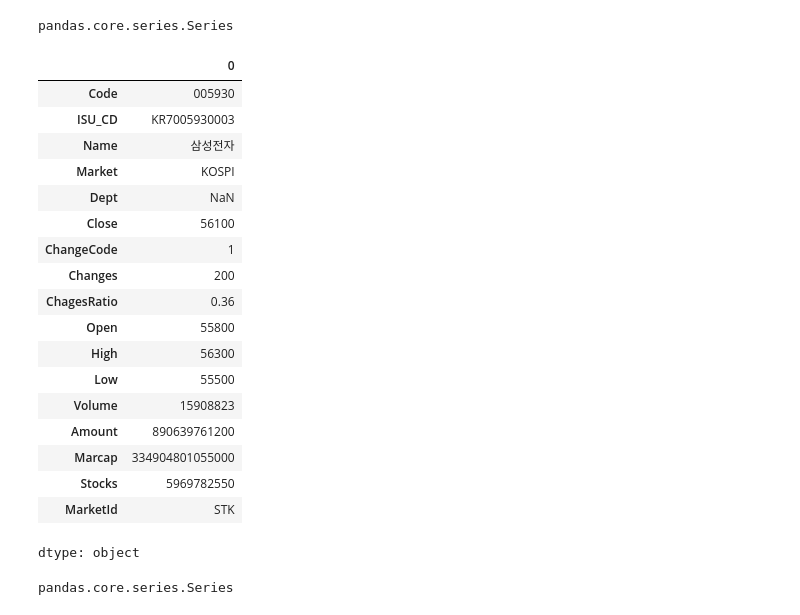
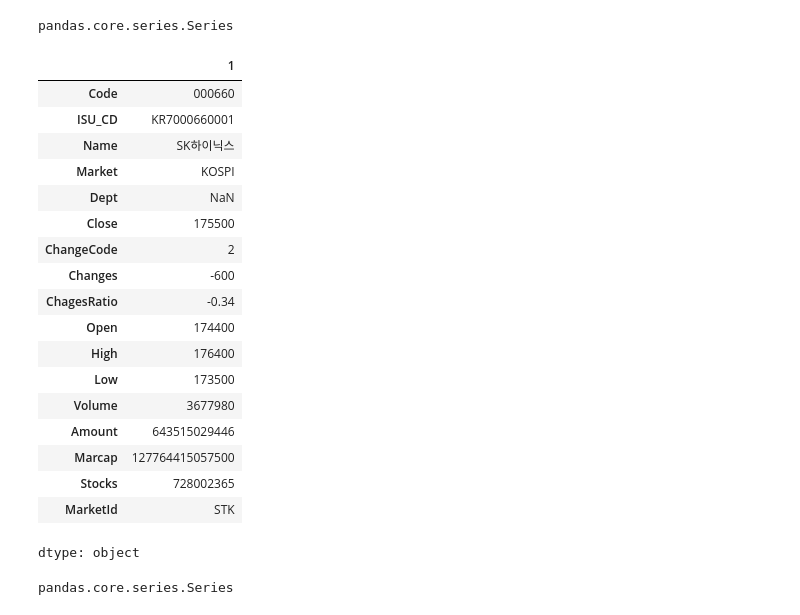
Before and after one commit to neguri0235/finance-data-analysis, a Jupyter notebook: 2.2. KRX 전체 종목분석-input.ipynb, the cells around one changed output. Saved outputs shown, nothing was run; the diff lists cells and outputs as text; code cells hidden in the pictures.

```diff
--- a/2.2. KRX 전체 종목분석-input.ipynb
+++ b/2.2. KRX 전체 종목분석-input.ipynb
@@ -93,6 +93,7 @@ FinanceDataReader 에서는 코스피, 코스닥, 코넥스 정보가 있는 엑
 # %%
 # 이전 강좌에서 to_csv로 저장해둔 krx.csv 파일을 pd.read_csv 로 불러옵니다.
 # krx 파일이 없다면 아래 주석을 제거하고 csv 파일을 로드해 보세요!
-df = pd.read_csv("https://raw.githubusercontent.com/neguri0235/finance-data-analysis/main/krx.csv")
+df = pd.read_csv("https://raw.githubusercontent.com/corazzon/finance-data-analysis/main/krx.csv")
+#df = pd.read_csv("https://raw.githubusercontent.com/neguri0235/finance-data-analysis/main/krx.csv")
 df
 # %% [output]
@@ -270,25 +271,25 @@ pandas.core.series.Series
 # %%
 # 0번째 행만 가져옵니다. 행인덱스를 가져올때는 .loc를 사용합니다.
 # loc는 위치(locate)를 의미합니다.
-df.loc[0]
+df.loc[1]
 # %% [output]
-|  | 0 |
-| Code | 005930 |
-| ISU_CD | KR7005930003 |
-| Name | 삼성전자 |
+|  | 1 |
+| Code | 000660 |
+| ISU_CD | KR7000660001 |
+| Name | SK하이닉스 |
 | Market | KOSPI |
 | Dept | NaN |
-| Close | 56100 |
-| ChangeCode | 1 |
-| Changes | 200 |
-| ChagesRatio | 0.36 |
-| Open | 55800 |
-| High | 56300 |
-| Low | 55500 |
-| Volume | 15908823 |
-| Amount | 890639761200 |
-| Marcap | 334904801055000 |
-| Stocks | 5969782550 |
+| Close | 175500 |
+| ChangeCode | 2 |
+| Changes | -600 |
+| ChagesRatio | -0.34 |
+| Open | 174400 |
+| High | 176400 |
+| Low | 173500 |
+| Volume | 3677980 |
+| Amount | 643515029446 |
+| Marcap | 127764415057500 |
+| Stocks | 728002365 |
 | MarketId | STK |
 dtype: object
 # %%
```
Also changed, not shown: parts of 7 cells of this notebook.
